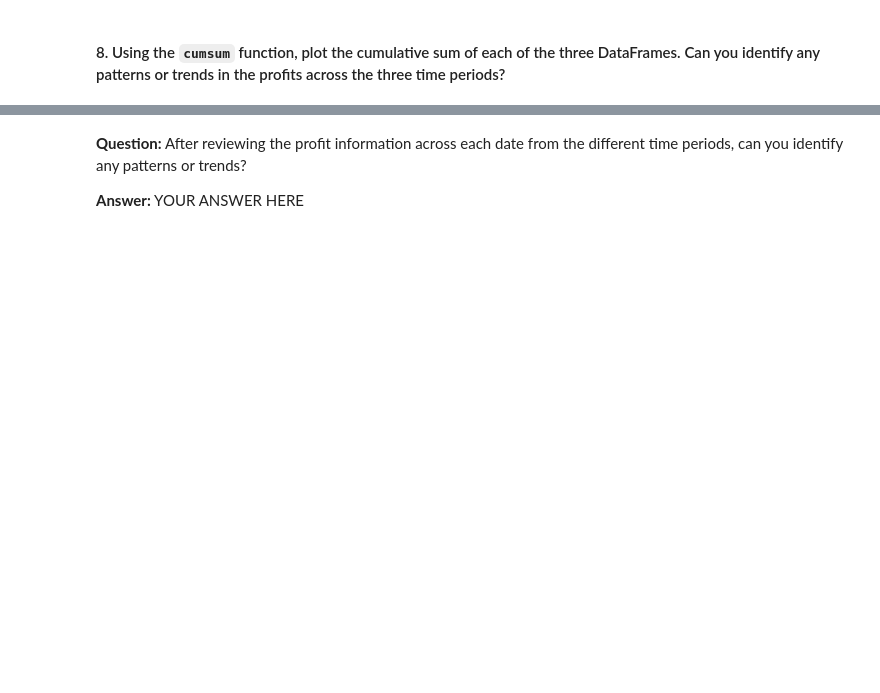
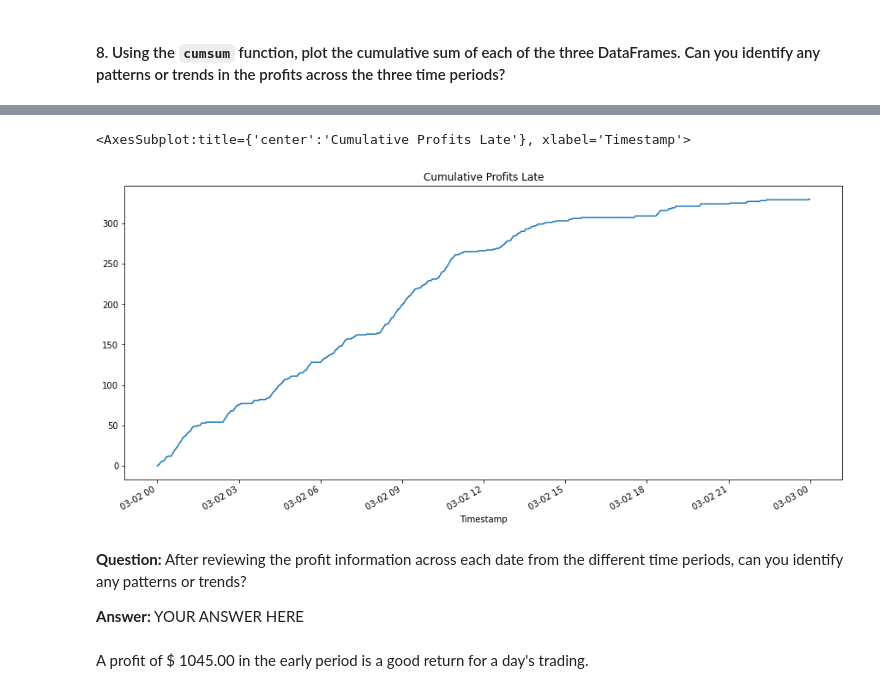
Before and after one commit to JeffSmith-ok/Crypto_Arbitrage_Analysis_Jupyter_Labs, a Jupyter notebook: crypto_arbitrage.ipynb, the cells around one changed output, grey strips where cells are left out. Saved outputs shown, nothing was run; the diff lists cells and outputs as text; code cells hidden in the pictures; blank space fills up the shorter version.

```diff
--- a/crypto_arbitrage.ipynb
+++ b/crypto_arbitrage.ipynb
@@ -572,4 +737,11 @@ cumulative_profit_early = # YOUR CODE HERE
+# %%
+cumulative_profit_late.plot(figsize=(15,7), title="Cumulative Profits Late")
+# %% [output]
+<AxesSubplot:title={'center':'Cumulative Profits Late'}, xlabel='Timestamp'>
+[figure, added]
 # %% [markdown]
 **Question:** After reviewing the profit information across each date from the different time periods, can you identify any patterns or trends?
 
 **Answer:** YOUR ANSWER HERE
+# %% [markdown]
+A profit of $ 1045.00 in the early period is a good return for a day's trading.
```
Also changed, not shown: parts of 11 cells of this notebook.
